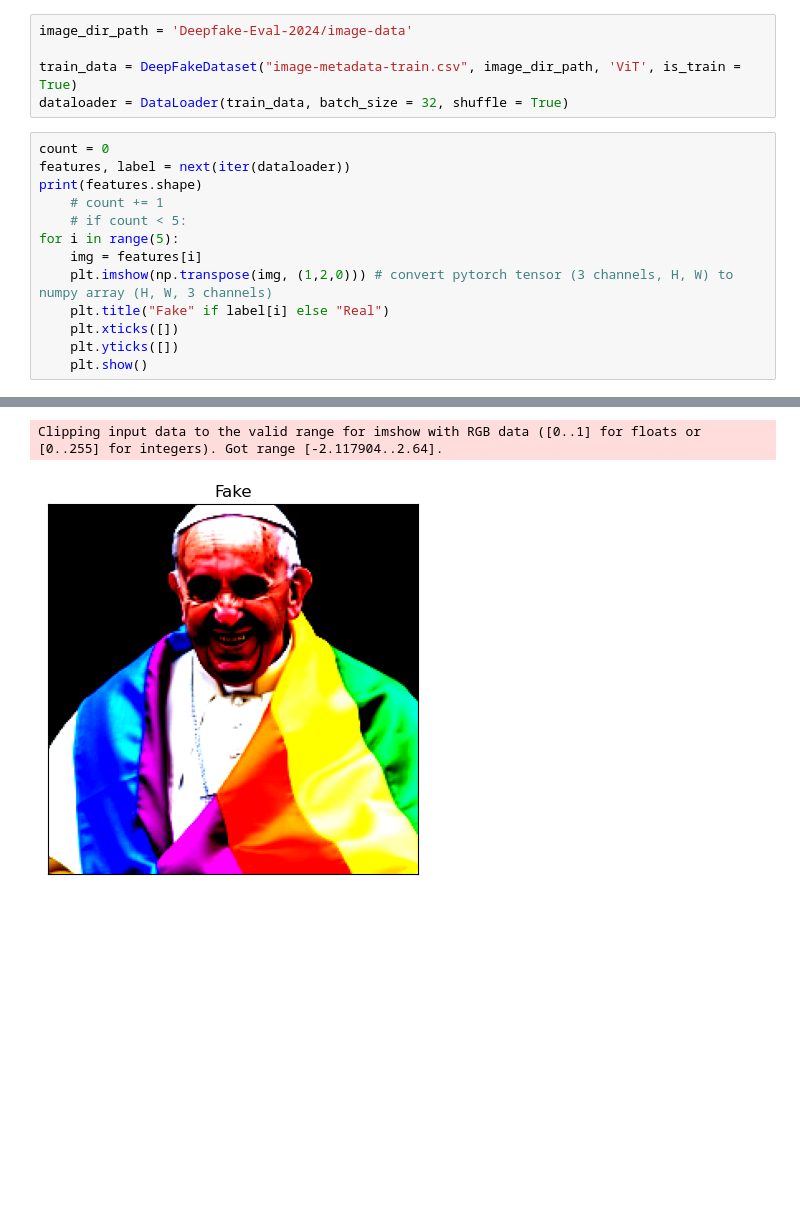
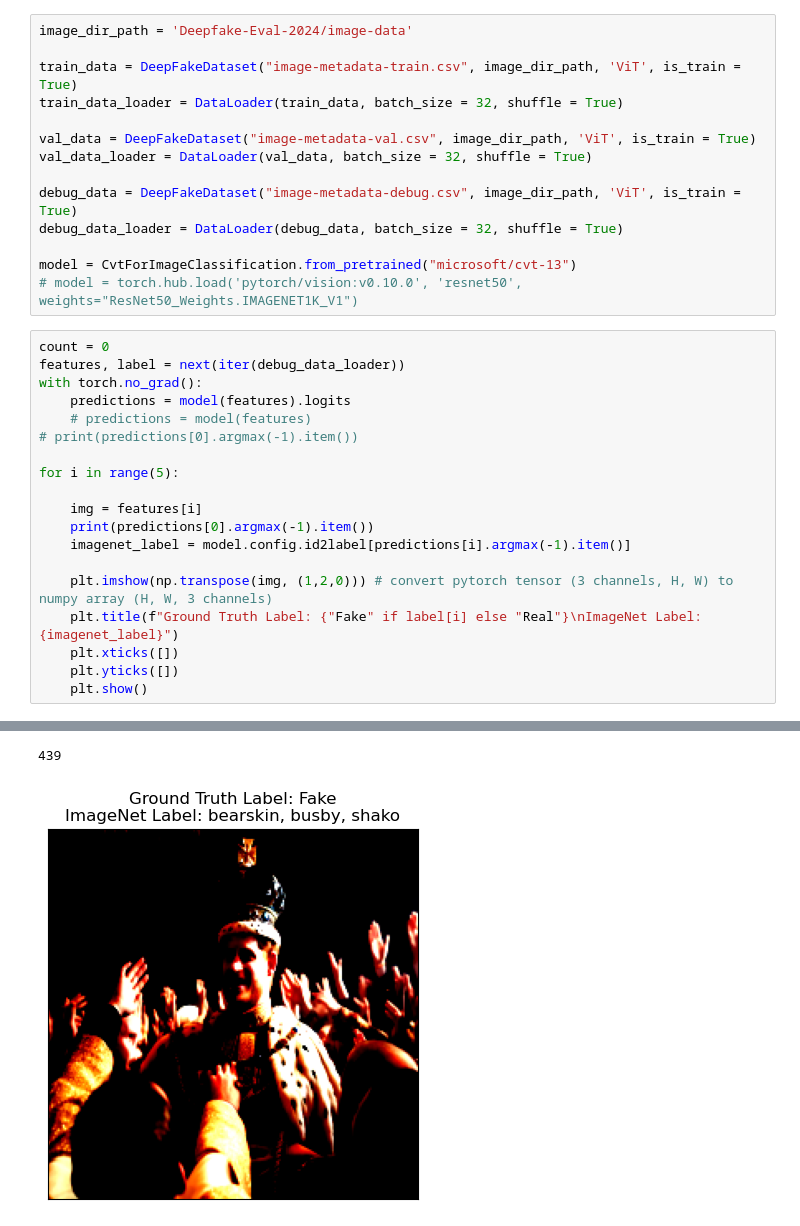
Before and after one commit to Deepfake-Detection-KKO/deepfake-detection, a Jupyter notebook: cvit_deepfake_analysis.ipynb, the cells around one changed output, grey strips where cells are left out. Cells and saved outputs as stored; diff of their text form; blank space fills up the shorter version.

Commit message:
simple training code, work huggingface CvT model

```diff
--- a/cvit_deepfake_analysis.ipynb
+++ b/cvit_deepfake_analysis.ipynb
@@ -19,17 +21,32 @@ from data.datasets import DeepFakeDataset
 image_dir_path = 'Deepfake-Eval-2024/image-data'
 
 train_data = DeepFakeDataset("image-metadata-train.csv", image_dir_path, 'ViT', is_train = True)
-dataloader = DataLoader(train_data, batch_size = 32, shuffle = True)
+train_data_loader = DataLoader(train_data, batch_size = 32, shuffle = True)
+
+val_data = DeepFakeDataset("image-metadata-val.csv", image_dir_path, 'ViT', is_train = True)
+val_data_loader = DataLoader(val_data, batch_size = 32, shuffle = True)
+
+debug_data = DeepFakeDataset("image-metadata-debug.csv", image_dir_path, 'ViT', is_train = True)
+debug_data_loader = DataLoader(debug_data, batch_size = 32, shuffle = True)
+
+model = CvtForImageClassification.from_pretrained("microsoft/cvt-13")
+# model = torch.hub.load('pytorch/vision:v0.10.0', 'resnet50', weights="ResNet50_Weights.IMAGENET1K_V1")
 # %%
 count = 0
-features, label = next(iter(dataloader))
-print(features.shape)
-    # count += 1
-    # if count < 5:
+features, label = next(iter(debug_data_loader))
+with torch.no_grad():
+    predictions = model(features).logits
+    # predictions = model(features)
+# print(predictions[0].argmax(-1).item())
+
 for i in range(5):
+
     img = features[i]
+    print(predictions[0].argmax(-1).item())
+    imagenet_label = model.config.id2label[predictions[i].argmax(-1).item()]
+
     plt.imshow(np.transpose(img, (1,2,0))) # convert pytorch tensor (3 channels, H, W) to numpy array (H, W, 3 channels)
-    plt.title("Fake" if label[i] else "Real")
+    plt.title(f"Ground Truth Label: {"Fake" if label[i] else "Real"}\nImageNet Label: {imagenet_label}")
     plt.xticks([])
     plt.yticks([])
     plt.show()
@@ -38,2 +55,2 @@ torch.Size([32, 3, 224, 224])
-Clipping input data to the valid range for imshow with RGB data ([0..1] for floats or [0..255] for integers). Got range [-2.117904..2.64].
+439
-[figure, old version]
+[figure, new version]
```
Also changed, not shown: parts of 11 cells of this notebook, 1 other file.
